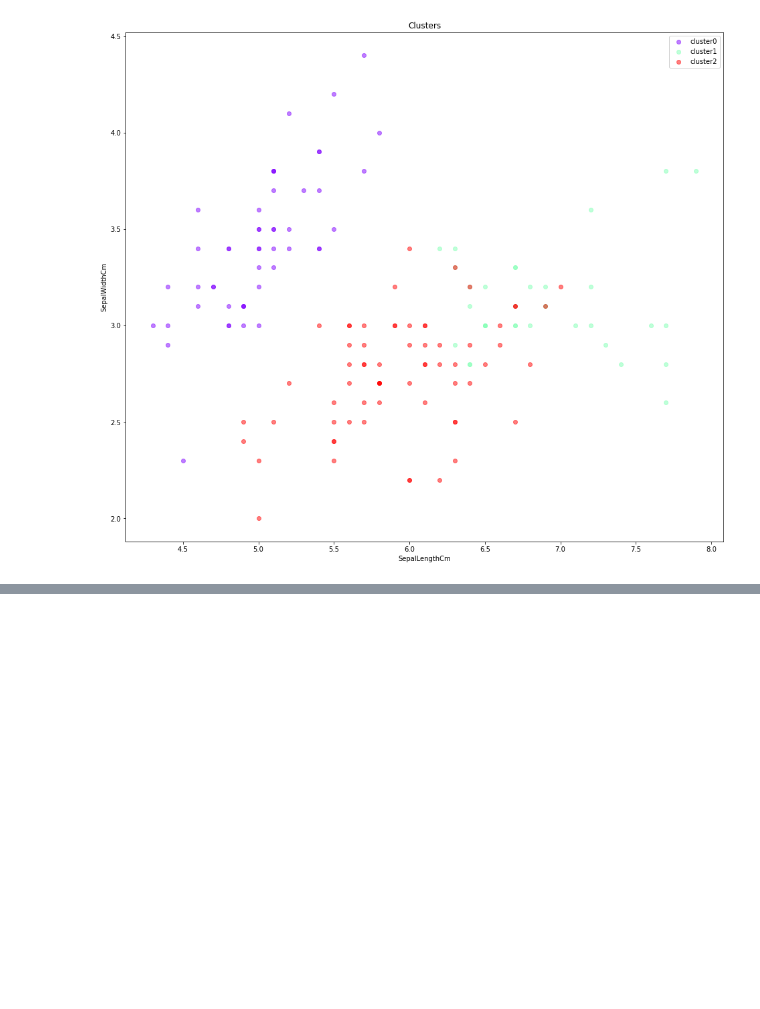
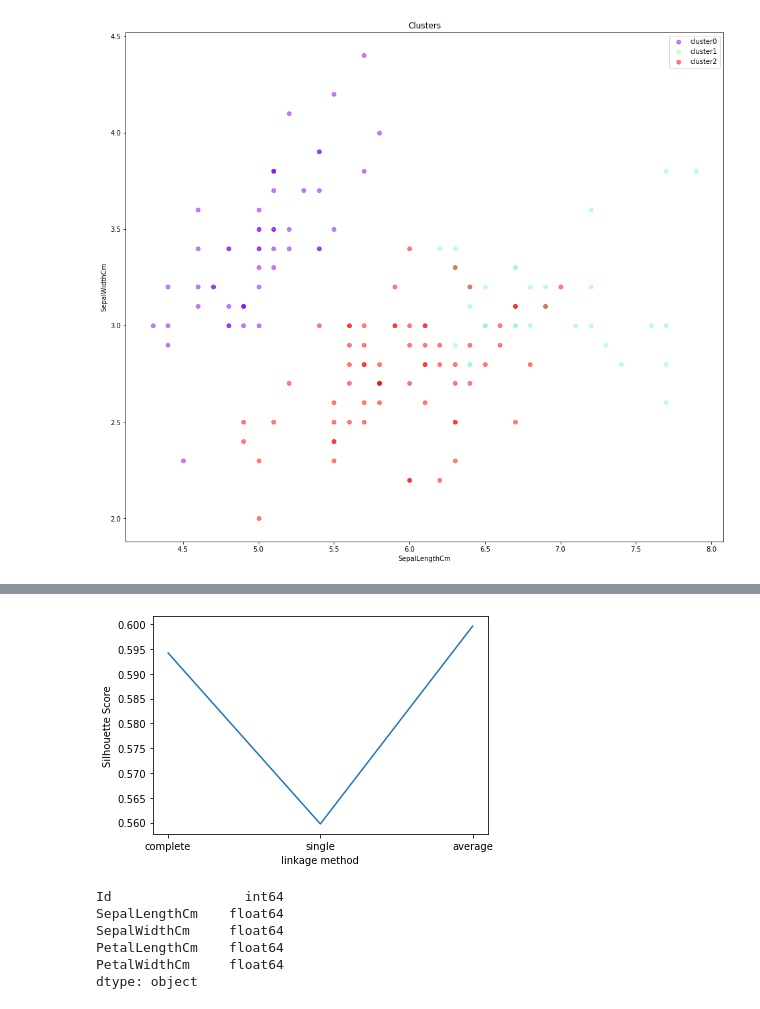
Before and after one commit to segara2410/Computational-intelligence, a Jupyter notebook: hierarchical/hierarchical_iris.ipynb, the cells around one changed output, grey strips where cells are left out. Saved outputs shown, nothing was run; the diff lists cells and outputs as text; code cells hidden in the pictures; blank space fills up the shorter version.

```diff
--- a/hierarchical/hierarchical_iris.ipynb
+++ b/hierarchical/hierarchical_iris.ipynb
@@ -156,0 +168,18 @@ Text(0, 0.5, 'SepalWidthCm')
+# %%
+methods = ['complete', 'single', 'average']
+scores = [0.5941680390317883, 0.5597396020599303, 0.5995663629245689]
+plt.plot(methods, scores)
+plt.xlabel('linkage method')
+plt.ylabel('Silhouette Score')
+plt.show()
+# %% [output]
+[figure, added]
+# %%
+df.dtypes
+# %% [output]
+Id                 int64
+SepalLengthCm    float64
+SepalWidthCm     float64
+PetalLengthCm    float64
+PetalWidthCm     float64
+dtype: object
```
Also changed, not shown: parts of 13 cells of this notebook, 2 other files.
